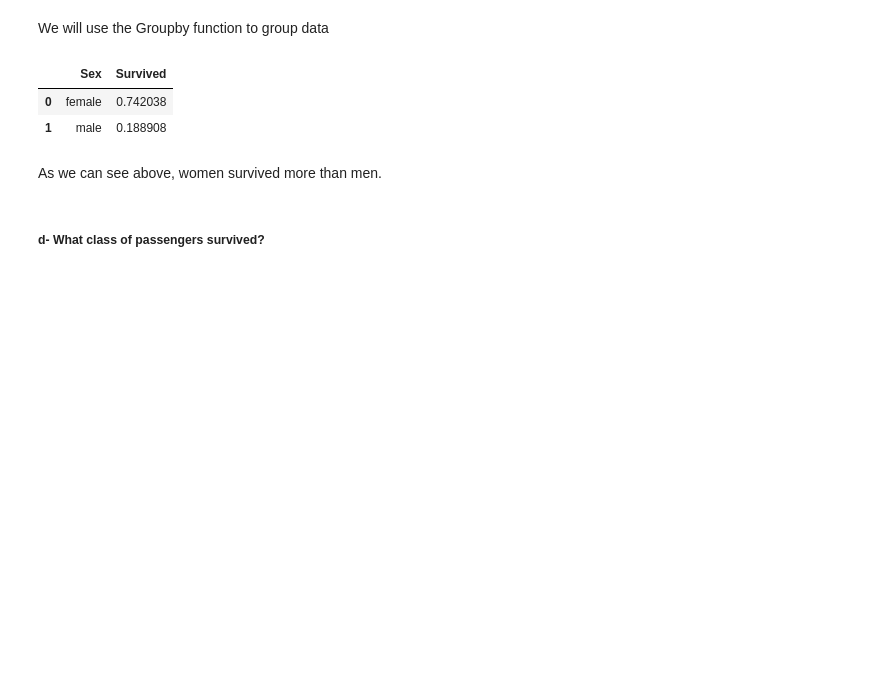
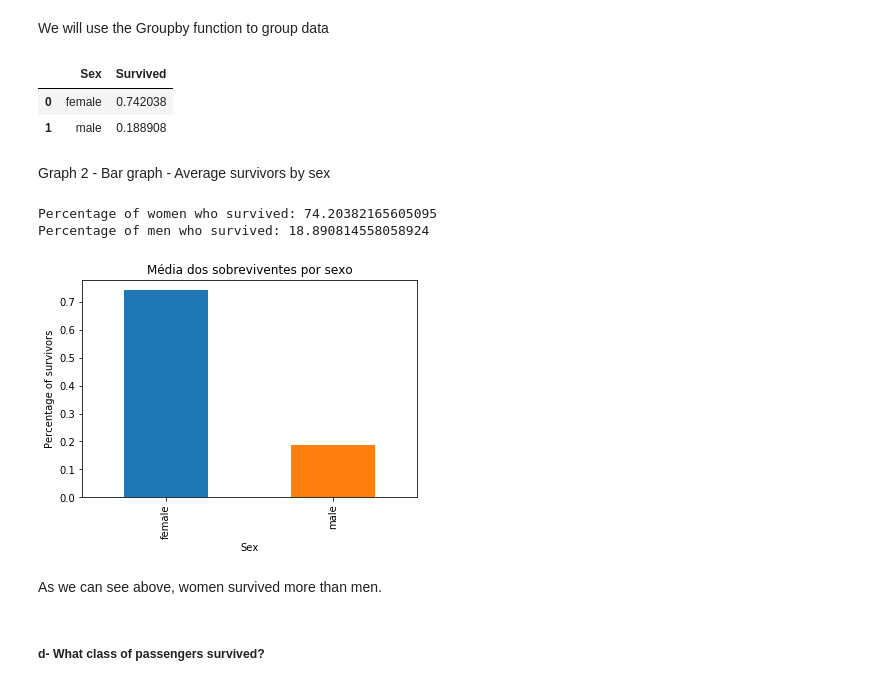
Before and after one commit to romulloferreira/Titanic_Dataset, a Jupyter notebook: Titanic_Dataset.ipynb, the cells around one changed output. Saved outputs shown, nothing was run; the diff lists cells and outputs as text; code cells hidden in the pictures; blank space fills up the shorter version.

```diff
--- a/Titanic_Dataset.ipynb
+++ b/Titanic_Dataset.ipynb
@@ -257,6 +263,23 @@ df_titanic[["Sex", "Survived"]].groupby(['Sex'], as_index=False).mean().sort_val
 |  | Sex | Survived |
 | 0 | female | 0.742038 |
 | 1 | male | 0.188908 |
+# %% [markdown]
+Graph 2 - Bar graph - Average survivors by sex
+# %%
+#print percentage of women x men who survived
+print("Percentage of women who survived:", df_titanic["Survived"][df_titanic["Sex"] == 'female'].value_counts(normalize = True)[1]*100)
+
+print("Percentage of men who survived:", df_titanic["Survived"][df_titanic["Sex"] == 'male'].value_counts(normalize = True)[1]*100)
+
+#Bar graph with the percentage of each sex that survived
+df_titanic.groupby(["Sex"]).mean()["Survived"].plot(kind="bar",  title="Média dos sobreviventes por sexo")
+
+
+plt.ylabel('Percentage of survivors');
+# %% [output]
+Percentage of women who survived: 74.20382165605095
+Percentage of men who survived: 18.890814558058924
+[figure, added]
 # %% [markdown]
 As we can see above, women survived more than men.
 # %% [markdown]
```
Also changed, not shown: parts of 9 cells of this notebook.
